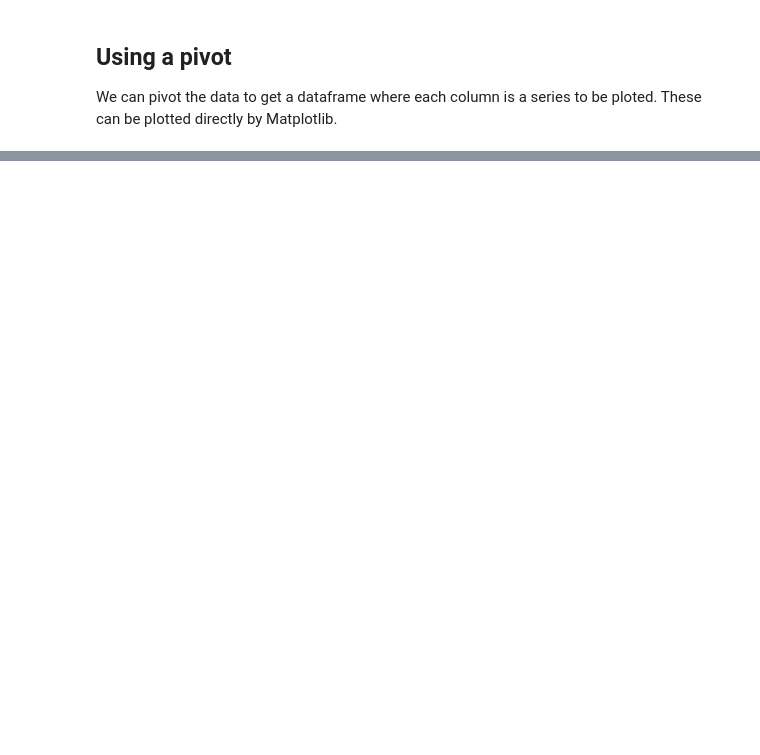
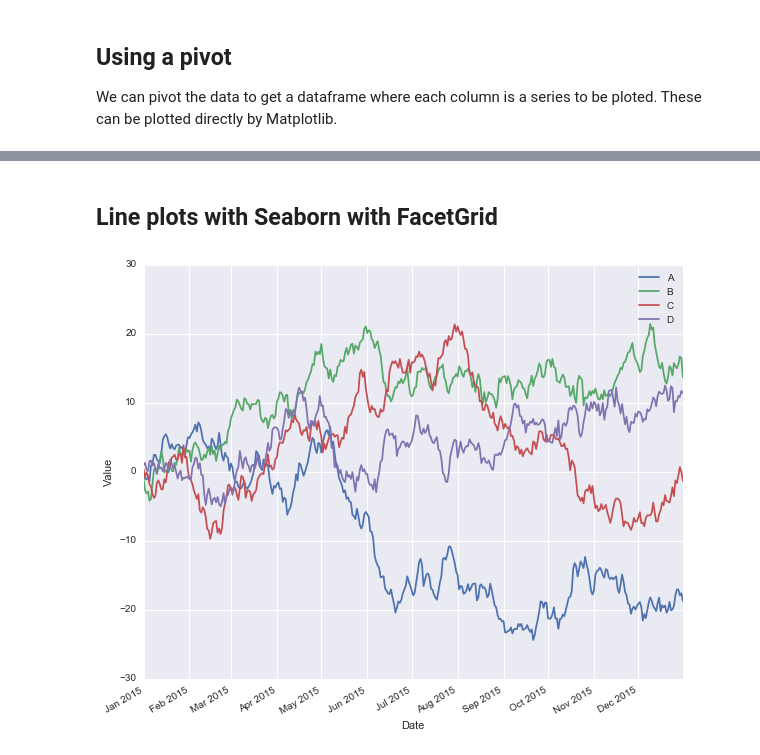
Before and after one commit to samuelsinayoko/kaggle-housing-prices, a Jupyter notebook: research/modern_python_visualization.ipynb, the cells around one changed output, grey strips where cells are left out. Saved outputs shown, nothing was run; the diff lists cells and outputs as text; code cells hidden in the pictures; blank space fills up the shorter version.

```diff
--- a/research/modern_python_visualization.ipynb
+++ b/research/modern_python_visualization.ipynb
@@ -96,0 +129,13 @@ plt.xlabel('Date');
+# %% [markdown]
+## Line plots with Seaborn with FacetGrid
+# %%
+g = sns.FacetGrid(df, hue='kind', aspect=10/8)
+g.map(plt.plot, 'dt', 'value')
+plt.legend();
+plt.ylabel('Value')
+plt.xlabel('Date');
+g.fig.autofmt_xdate()
+g.fig.set_figwidth(10)
+g.fig.set_figheight(8)
+# %% [output]
+[figure, added]
```
Also changed, not shown: parts of 13 cells of this notebook.
